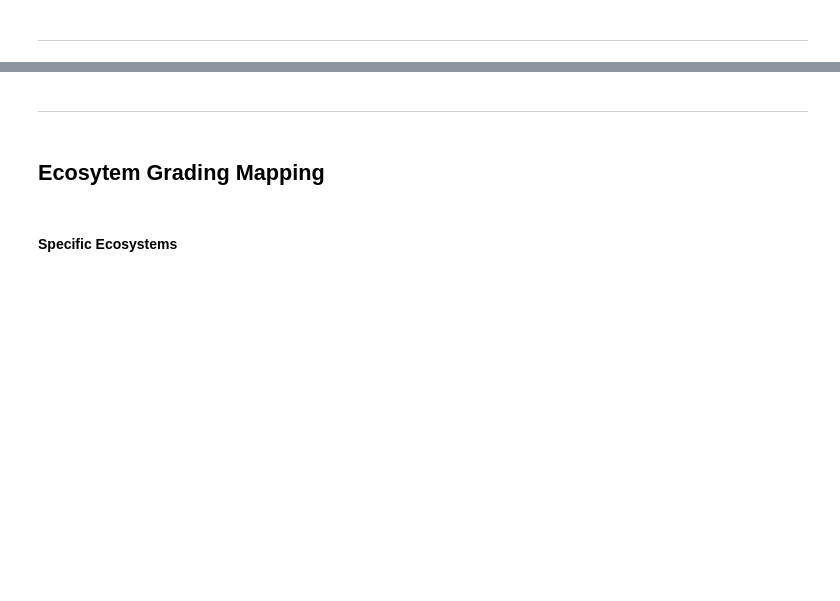
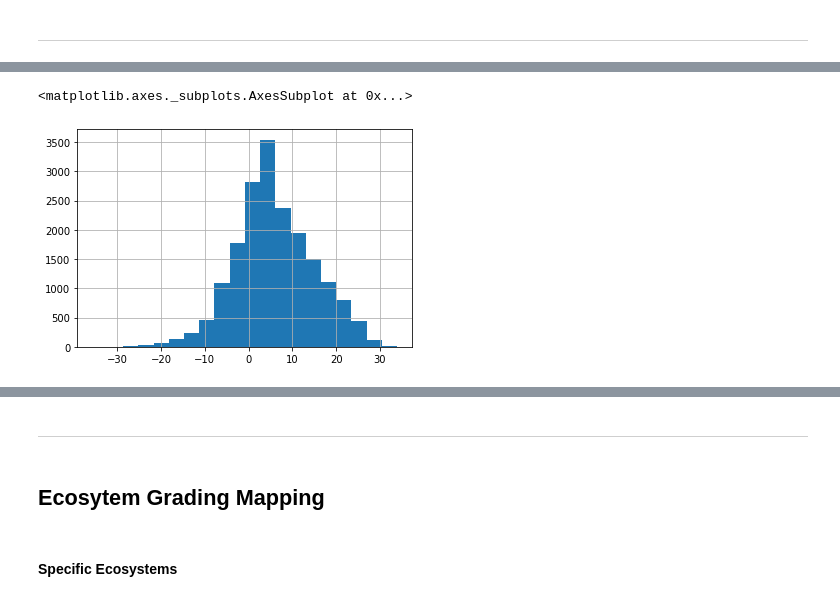
Before and after one commit to DataKind-DC/audubon-cbc, a Jupyter notebook: notebooks/2.4-je-temperature-summary.ipynb, the cells around one changed output, grey strips where cells are left out. Saved outputs shown, nothing was run; the diff lists cells and outputs as text; code cells hidden in the pictures; blank space fills up the shorter version.

```diff
--- a/notebooks/2.4-je-temperature-summary.ipynb
+++ b/notebooks/2.4-je-temperature-summary.ipynb
@@ -365,0 +1090,5 @@ Number of rows lost: 2188
+# %%
+noaa_max_temps.hist(bins = 20)
+# %% [output]
+<matplotlib.axes._subplots.AxesSubplot at 0x...>
+[figure, added]
```
Also changed, not shown: parts of 103 cells of this notebook.
